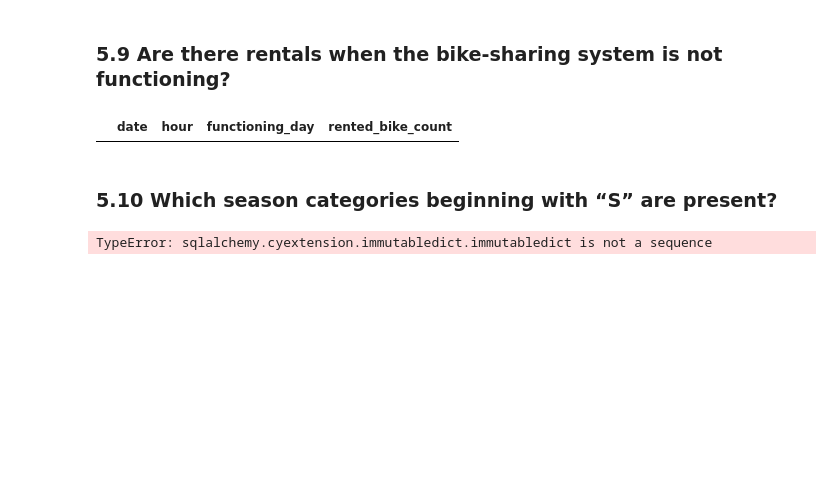
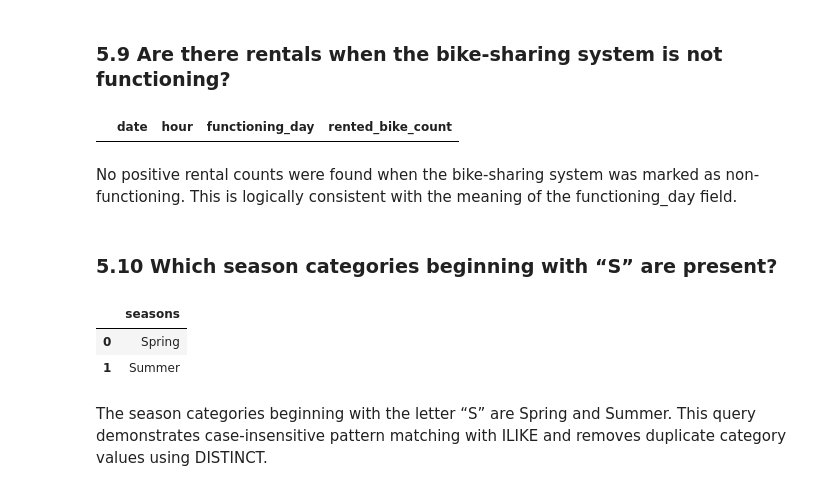
Before and after one commit to BorysZhyhalo/goit-rdb-hw-03, a Jupyter notebook: hw_3_data__loading_sql_dql.ipynb, the cells around one changed output. Drawn from its saved outputs; the diff is of its cells as text; code cells hidden in the pictures; blank space fills up the shorter version.

```diff
--- a/hw_3_data__loading_sql_dql.ipynb
+++ b/hw_3_data__loading_sql_dql.ipynb
@@ -762,15 +767,25 @@ pd.read_sql("""
 """, engine)
 # %% [output]
 |  | date | hour | functioning_day | rented_bike_count |
+# %% [markdown]
+No positive rental counts were found when the bike-sharing system was marked as non-functioning. This is logically consistent with the meaning of the functioning_day field.
 # %% [markdown]
 ### 5.10 Which season categories beginning with “S” are present?
 # %%
-pd.read_sql("""
-    SELECT DISTINCT
-        seasons
-    FROM hw3_bike_clean
-    WHERE seasons ILIKE 'S%'
-    ORDER BY seasons;
-""", engine)
+pd.read_sql(
+    text("""
+        SELECT DISTINCT
+            seasons
+        FROM hw3_bike_clean
+        WHERE seasons ILIKE :pattern
+        ORDER BY seasons;
+    """),
+    engine,
+    params={"pattern": "S%"}
+)
 # %% [output]
-TypeError: sqlalchemy.cyextension.immutabledict.immutabledict is not a sequence
+|  | seasons |
+| 0 | Spring |
+| 1 | Summer |
+# %% [markdown]
+The season categories beginning with the letter “S” are Spring and Summer. This query demonstrates case-insensitive pattern matching with ILIKE and removes duplicate category values using DISTINCT.
```
Also changed, not shown: parts of 6 cells of this notebook.
